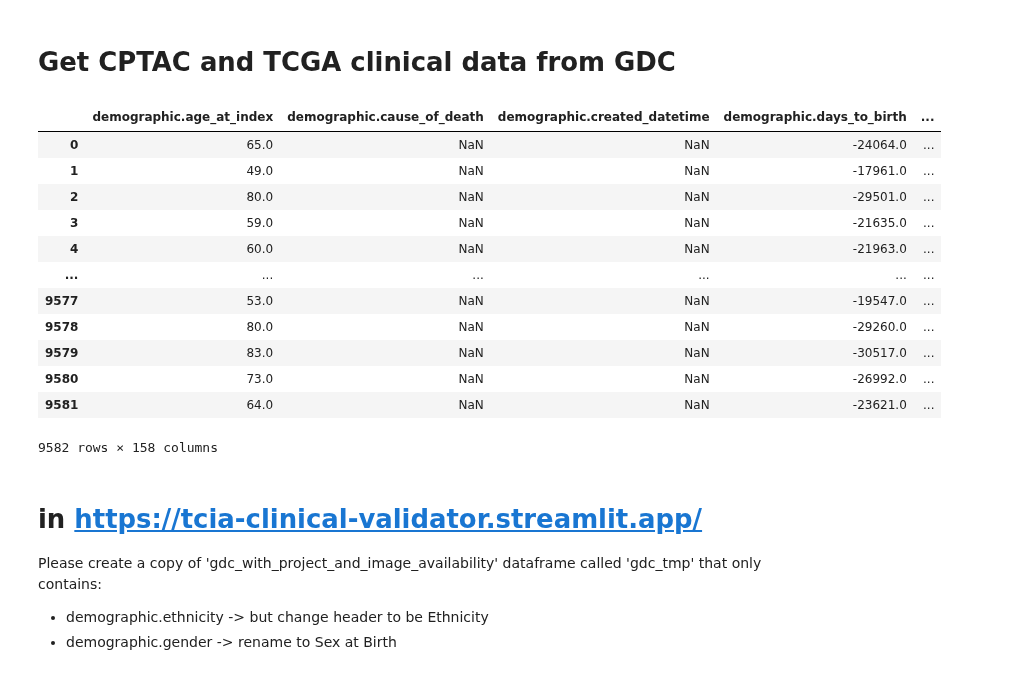
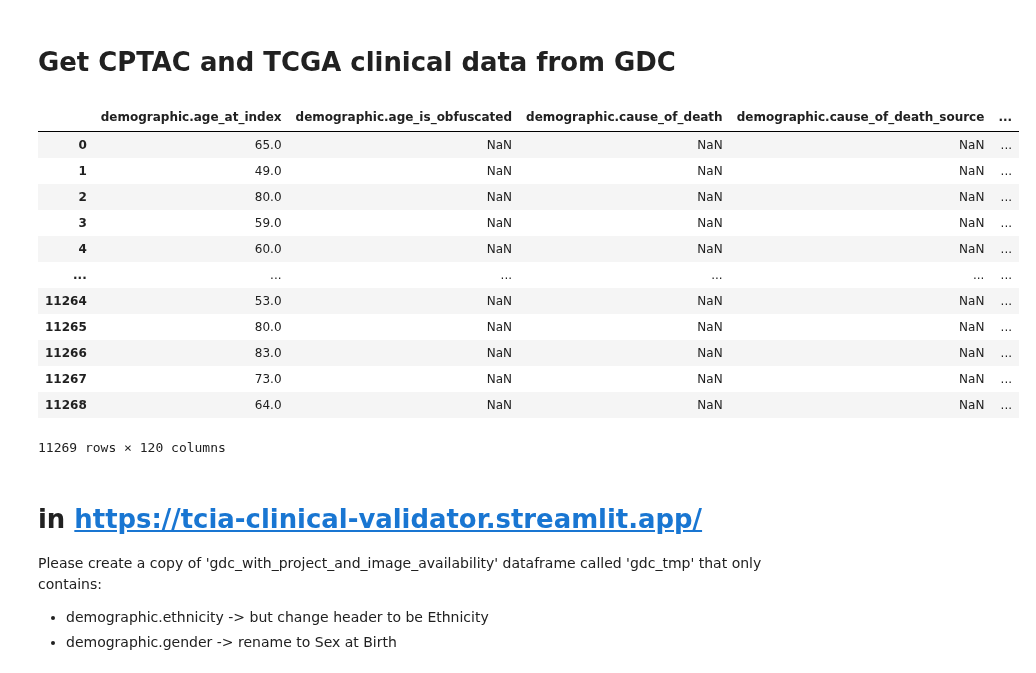
Before and after one commit to kirbyju/tcia-cohort-builder, a Jupyter notebook: crdc-clinical.ipynb, the cells around one changed output. Saved outputs shown, nothing was run; the diff lists cells and outputs as text; code cells hidden in the pictures.

```diff
--- a/crdc-clinical.ipynb
+++ b/crdc-clinical.ipynb
@@ -345,6 +345,11 @@ master_clinical
 248 rows × 9 columns
 # %% [markdown]
 # Get CPTAC and TCGA clinical data from GDC
+# %%
+gdc_collection_list = nci_programs['collection_short_title'].tolist()
+
+gdc_collection_list = [item for item in gdc_collection_list if 'cptac' not in item.lower()]
+gdc_collection_list.extend(['CPTAC-2', 'CPTAC-3'])
 # %%
 cases_endpt = 'https://api.gdc.cancer.gov/cases'
 
@@ -365,10 +370,10 @@ fields = ','.join(fields)
 
 expand = [ ## For the allowable values for this list, look under "mapping" at https://api.gdc.cancer.gov/cases/_mapping
     "demographic",
-    "diagnoses",
-    "diagnoses.treatments",
-    "exposures",
-    "family_histories"
+    "diagnoses"
+    #"diagnoses.treatments",
+    #"exposures",
+    #"family_histories"
     ]
 
 expand = ','.join(expand)
@@ -378,7 +383,7 @@ params = {
     "expand": expand,
     "fields": fields,
     "format": "TSV", ## This can be "JSON" too
-    "size": "10000", ## If you are re-using this for other projects, you may need to modify this and the "from" number.
+    "size": "20000", ## If you are re-using this for other projects, you may need to modify this and the "from" number.
     "from":"0"
     }
 
@@ -387,31 +392,31 @@ response = requests.get(cases_endpt, params = params)
 output = response.content.decode('UTF-8')
 clinicalDf = pd.read_csv(io.StringIO(output), sep='\t')
 
-clinicalDf.to_excel('gdc.xlsx')
+#clinicalDf.to_excel('gdc.xlsx')
 # %%
 # rename subject_id to Case ID
 gdc = clinicalDf.rename(columns={'submitter_id': 'Case ID'})
 
 # Add the 'available_images' column to the 'pathology' DataFrame
 gdc_with_project_and_image_availability = add_image_availability(gdc, pathology_patients, radiology_patients)
 
-gdc_with_project_and_image_availability.to_excel('gdc.xlsx')
+#gdc_with_project_and_image_availability.to_excel('gdc.xlsx')
 
 gdc_with_project_and_image_availability
 # %% [output]
-|  | demographic.age_at_index | demographic.cause_of_death | demographic.created_datetime | demographic.days_to_birth | ... |
-| 0 | 65.0 | NaN | NaN | -24064.0 | ... |
-| 1 | 49.0 | NaN | NaN | -17961.0 | ... |
-| 2 | 80.0 | NaN | NaN | -29501.0 | ... |
-| 3 | 59.0 | NaN | NaN | -21635.0 | ... |
-| 4 | 60.0 | NaN | NaN | -21963.0 | ... |
+|  | demographic.age_at_index | demographic.age_is_obfuscated | demographic.cause_of_death | demographic.cause_of_death_source | ... |
+| 0 | 65.0 | NaN | NaN | NaN | ... |
+| 1 | 49.0 | NaN | NaN | NaN | ... |
+| 2 | 80.0 | NaN | NaN | NaN | ... |
+| 3 | 59.0 | NaN | NaN | NaN | ... |
+| 4 | 60.0 | NaN | NaN | NaN | ... |
 | ... | ... | ... | ... | ... | ... |
-| 9577 | 53.0 | NaN | NaN | -19547.0 | ... |
-| 9578 | 80.0 | NaN | NaN | -29260.0 | ... |
-| 9579 | 83.0 | NaN | NaN | -30517.0 | ... |
-| 9580 | 73.0 | NaN | NaN | -26992.0 | ... |
-| 9581 | 64.0 | NaN | NaN | -23621.0 | ... |
+| 11264 | 53.0 | NaN | NaN | NaN | ... |
+| 11265 | 80.0 | NaN | NaN | NaN | ... |
+| 11266 | 83.0 | NaN | NaN | NaN | ... |
+| 11267 | 73.0 | NaN | NaN | NaN | ... |
+| 11268 | 64.0 | NaN | NaN | NaN | ... |
-9582 rows × 158 columns
+11269 rows × 120 columns
 # %%
 gdc_with_project_and_image_availability = gdc_with_project_and_image_availability[gdc_with_project_and_image_availability['available_images'] != 'Neither']
 
```
Also changed, not shown: parts of 13 cells of this notebook, 1 other file.
